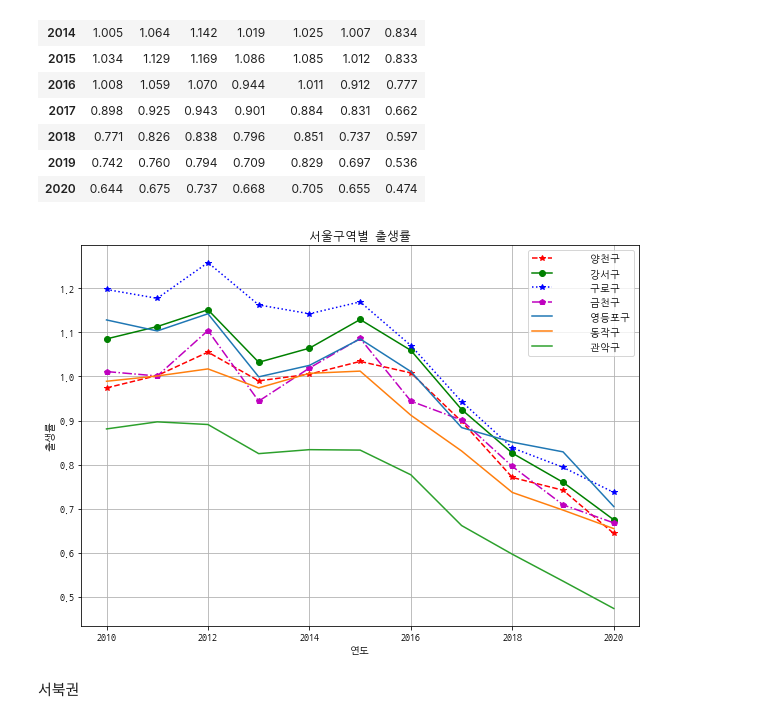
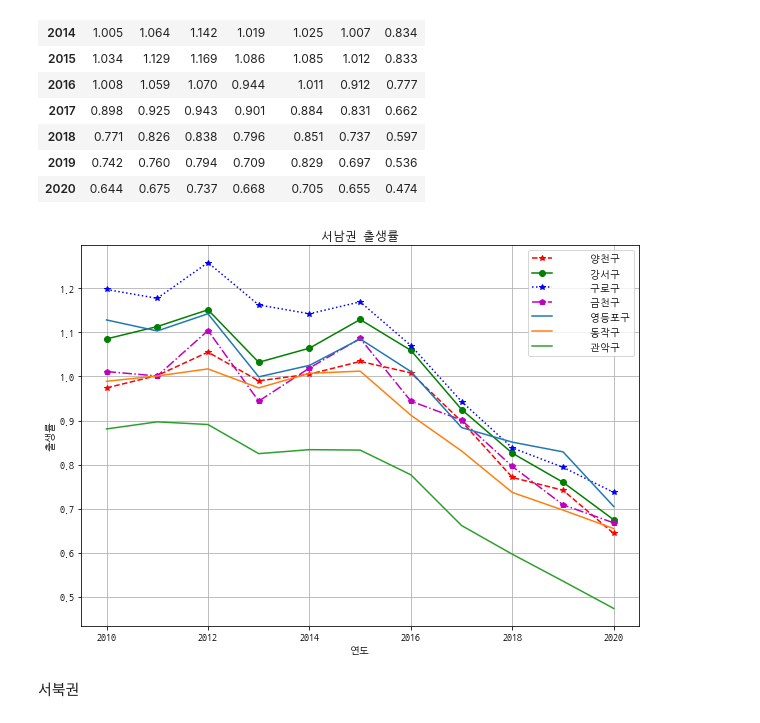
Before and after one commit to jessica8403/TIL, a Jupyter notebook: 시각화정리.ipynb, the cells around one changed output. Saved outputs shown, nothing was run; the diff lists cells and outputs as text; code cells hidden in the pictures.

```diff
--- a/시각화정리.ipynb
+++ b/시각화정리.ipynb
@@ -283,20 +283,20 @@ df7
 # %%
 # matplotlib.rcParams['font.family']='NanumGothicCoding'
 # matplotlib.rcParams['axes.unicode_minus']=False
 # plt.rcParams["figure.figsize"] = (10,7)
 
 # df7.plot()
 # plt.show()
 
 
 df7_1=df7.plot(grid=True,style=['r--*', 'g-o', 'b:*', 'm-.p'])
 df7_1.set_xlabel('연도')
 df7_1.set_ylabel('출생률')
-df7_1.set_title('서울구역별 출생률')
+df7_1.set_title('서남권 출생률')
 df7_1.plot(size=(10,7))
 plt.show()
 # %% [output]
-[figure, old version]
+[figure, new version]
 # %% [markdown]
 서북권
 # %%
```
Also changed, not shown: parts of 4 cells of this notebook.
